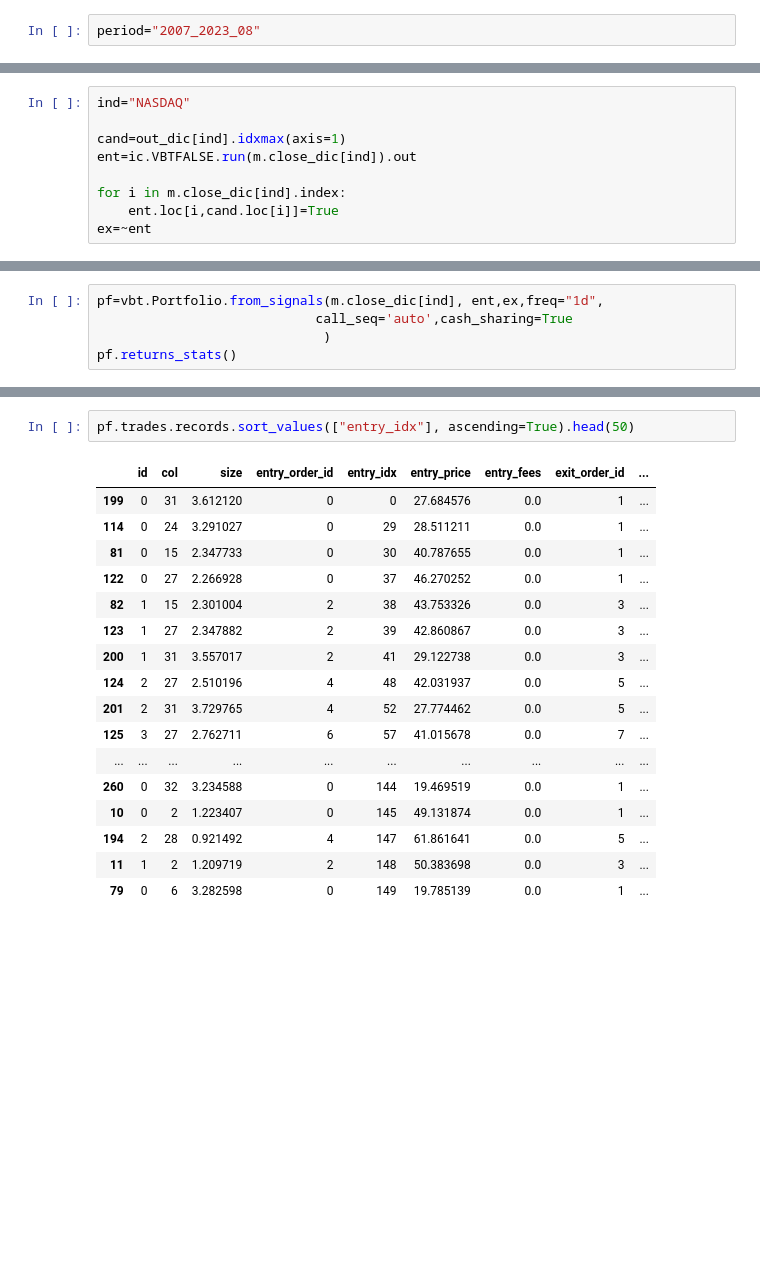
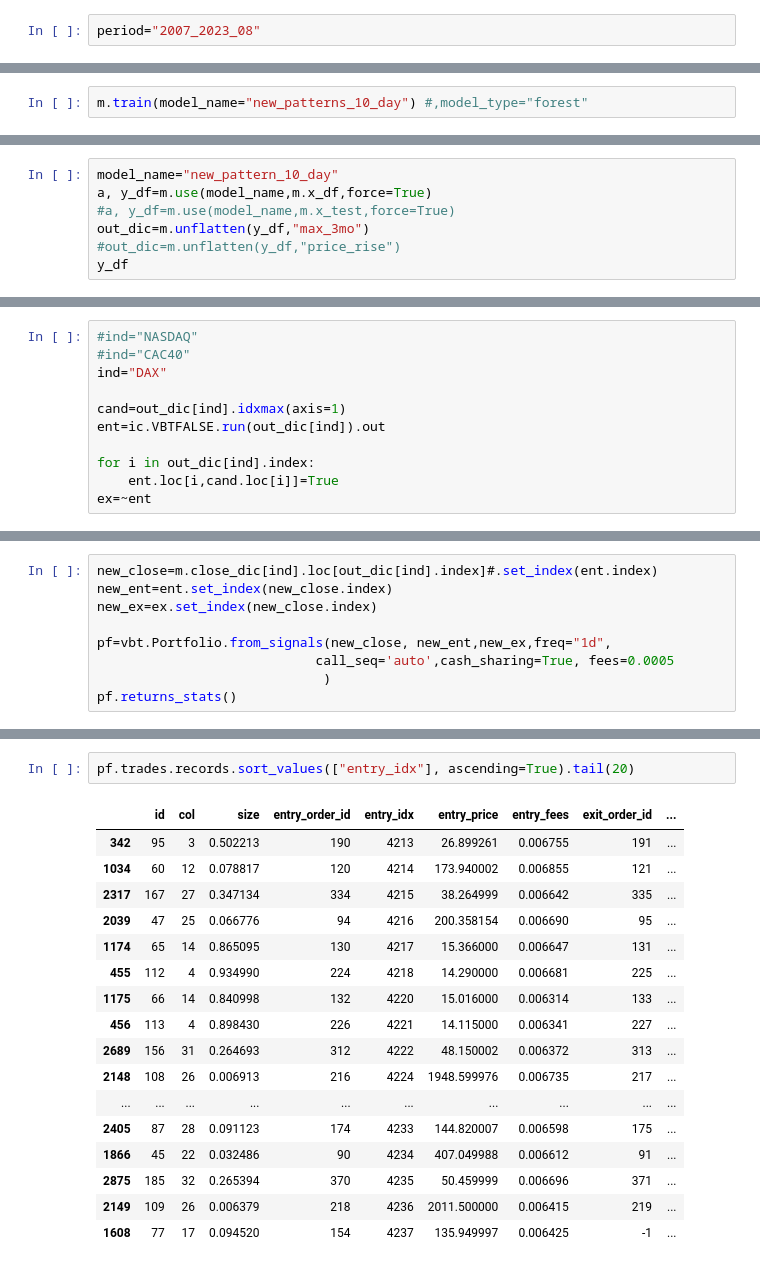
Before and after one commit to psemdel/py-trading-bot, a Jupyter notebook: py-trading-bot/jupyter_scripts/ml.ipynb, the cells around one changed output, grey strips where cells are left out. Saved outputs shown, nothing was run; the diff lists cells and outputs as text; blank space fills up the shorter version.

```diff
--- a/py-trading-bot/jupyter_scripts/ml.ipynb
+++ b/py-trading-bot/jupyter_scripts/ml.ipynb
@@ -295,0 +502,2 @@ out_dic=m.unflatten(y_df,"max_3mo")
+# %%
+m.train(model_name="new_patterns_10_day") #,model_type="forest"
@@ -295,0 +511,7 @@ out_dic=m.unflatten(y_df,"max_3mo")
+# %%
+model_name="new_pattern_10_day"
+a, y_df=m.use(model_name,m.x_df,force=True)
+#a, y_df=m.use(model_name,m.x_test,force=True)
+out_dic=m.unflatten(y_df,"max_3mo")
+#out_dic=m.unflatten(y_df,"price_rise")
+y_df
@@ -296,9 +538,11 @@ out_dic=m.unflatten(y_df,"max_3mo")
 # %%
-ind="NASDAQ"
+#ind="NASDAQ"
+#ind="CAC40"
+ind="DAX"
 
 cand=out_dic[ind].idxmax(axis=1)
-ent=ic.VBTFALSE.run(m.close_dic[ind]).out
+ent=ic.VBTFALSE.run(out_dic[ind]).out
 
-for i in m.close_dic[ind].index:
+for i in out_dic[ind].index:
     ent.loc[i,cand.loc[i]]=True
 ex=~ent
@@ -307,5 +549,9 @@ KeyError: Timestamp('2007-01-03 00:00:00-0500', tz='America/New_York')
 # %%
-pf=vbt.Portfolio.from_signals(m.close_dic[ind], ent,ex,freq="1d",
-                            call_seq='auto',cash_sharing=True
+new_close=m.close_dic[ind].loc[out_dic[ind].index]#.set_index(ent.index)
+new_ent=ent.set_index(new_close.index)
+new_ex=ex.set_index(new_close.index)
+
+pf=vbt.Portfolio.from_signals(new_close, new_ent,new_ex,freq="1d",
+                            call_seq='auto',cash_sharing=True, fees=0.0005
                              )
 pf.returns_stats()
@@ -353,20 +620,20 @@ m.close_dic["CAC40"].iloc[-1000:]
 # %%
-pf.trades.records.sort_values(["entry_idx"], ascending=True).head(50)
+pf.trades.records.sort_values(["entry_idx"], ascending=True).tail(20)
 # %% [output]
 |  | id | col | size | entry_order_id | entry_idx | entry_price | entry_fees | exit_order_id | ... |
-| 199 | 0 | 31 | 3.612120 | 0 | 0 | 27.684576 | 0.0 | 1 | ... |
-| 114 | 0 | 24 | 3.291027 | 0 | 29 | 28.511211 | 0.0 | 1 | ... |
-| 81 | 0 | 15 | 2.347733 | 0 | 30 | 40.787655 | 0.0 | 1 | ... |
-| 122 | 0 | 27 | 2.266928 | 0 | 37 | 46.270252 | 0.0 | 1 | ... |
-| 82 | 1 | 15 | 2.301004 | 2 | 38 | 43.753326 | 0.0 | 3 | ... |
-| 123 | 1 | 27 | 2.347882 | 2 | 39 | 42.860867 | 0.0 | 3 | ... |
-| 200 | 1 | 31 | 3.557017 | 2 | 41 | 29.122738 | 0.0 | 3 | ... |
-| 124 | 2 | 27 | 2.510196 | 4 | 48 | 42.031937 | 0.0 | 5 | ... |
-| 201 | 2 | 31 | 3.729765 | 4 | 52 | 27.774462 | 0.0 | 5 | ... |
-| 125 | 3 | 27 | 2.762711 | 6 | 57 | 41.015678 | 0.0 | 7 | ... |
+| 342 | 95 | 3 | 0.502213 | 190 | 4213 | 26.899261 | 0.006755 | 191 | ... |
+| 1034 | 60 | 12 | 0.078817 | 120 | 4214 | 173.940002 | 0.006855 | 121 | ... |
+| 2317 | 167 | 27 | 0.347134 | 334 | 4215 | 38.264999 | 0.006642 | 335 | ... |
+| 2039 | 47 | 25 | 0.066776 | 94 | 4216 | 200.358154 | 0.006690 | 95 | ... |
+| 1174 | 65 | 14 | 0.865095 | 130 | 4217 | 15.366000 | 0.006647 | 131 | ... |
+| 455 | 112 | 4 | 0.934990 | 224 | 4218 | 14.290000 | 0.006681 | 225 | ... |
+| 1175 | 66 | 14 | 0.840998 | 132 | 4220 | 15.016000 | 0.006314 | 133 | ... |
+| 456 | 113 | 4 | 0.898430 | 226 | 4221 | 14.115000 | 0.006341 | 227 | ... |
+| 2689 | 156 | 31 | 0.264693 | 312 | 4222 | 48.150002 | 0.006372 | 313 | ... |
+| 2148 | 108 | 26 | 0.006913 | 216 | 4224 | 1948.599976 | 0.006735 | 217 | ... |
 | ... | ... | ... | ... | ... | ... | ... | ... | ... | ... |
-| 260 | 0 | 32 | 3.234588 | 0 | 144 | 19.469519 | 0.0 | 1 | ... |
-| 10 | 0 | 2 | 1.223407 | 0 | 145 | 49.131874 | 0.0 | 1 | ... |
-| 194 | 2 | 28 | 0.921492 | 4 | 147 | 61.861641 | 0.0 | 5 | ... |
-| 11 | 1 | 2 | 1.209719 | 2 | 148 | 50.383698 | 0.0 | 3 | ... |
-| 79 | 0 | 6 | 3.282598 | 0 | 149 | 19.785139 | 0.0 | 1 | ... |
+| 2405 | 87 | 28 | 0.091123 | 174 | 4233 | 144.820007 | 0.006598 | 175 | ... |
+| 1866 | 45 | 22 | 0.032486 | 90 | 4234 | 407.049988 | 0.006612 | 91 | ... |
+| 2875 | 185 | 32 | 0.265394 | 370 | 4235 | 50.459999 | 0.006696 | 371 | ... |
+| 2149 | 109 | 26 | 0.006379 | 218 | 4236 | 2011.500000 | 0.006415 | 219 | ... |
+| 1608 | 77 | 17 | 0.094520 | 154 | 4237 | 135.949997 | 0.006425 | -1 | ... |
```
Also changed, not shown: parts of 39 cells of this notebook, 7 other files.
